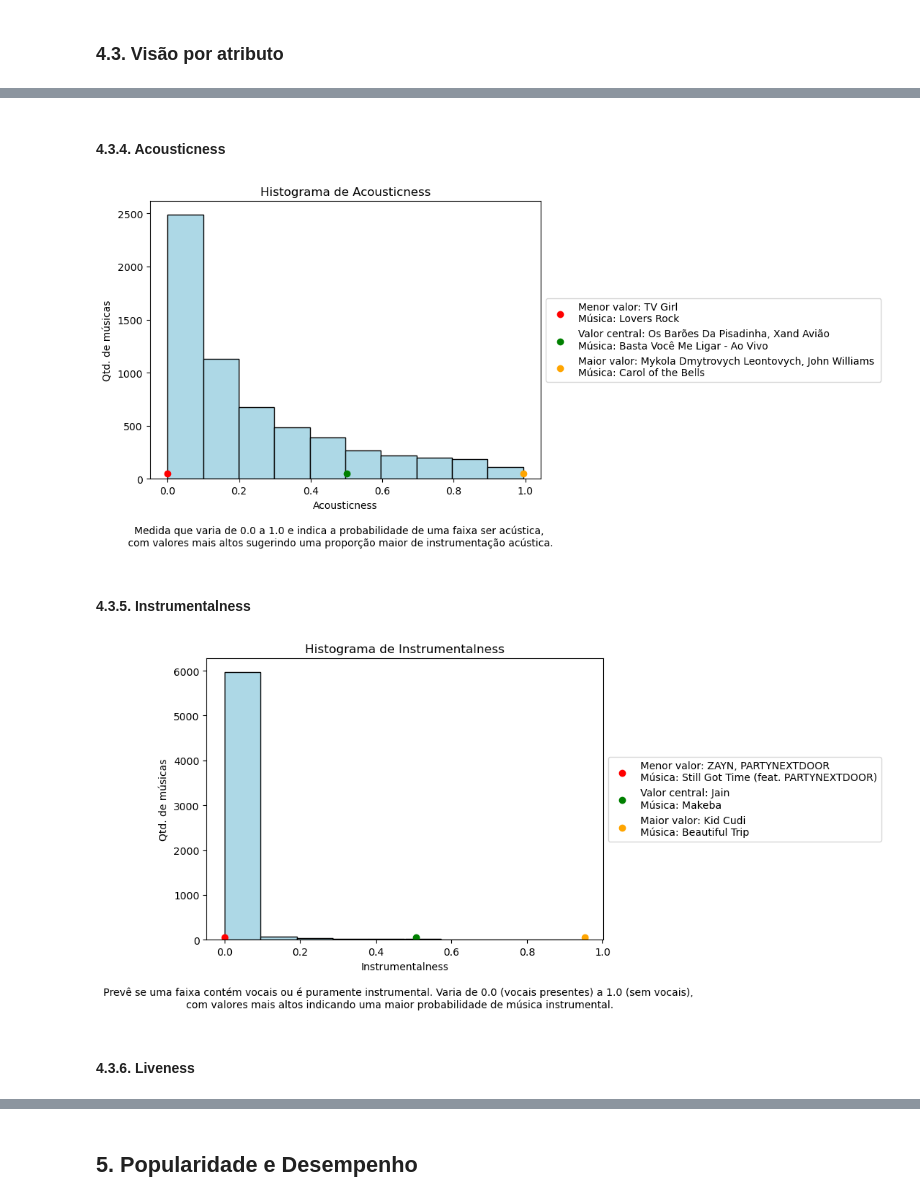
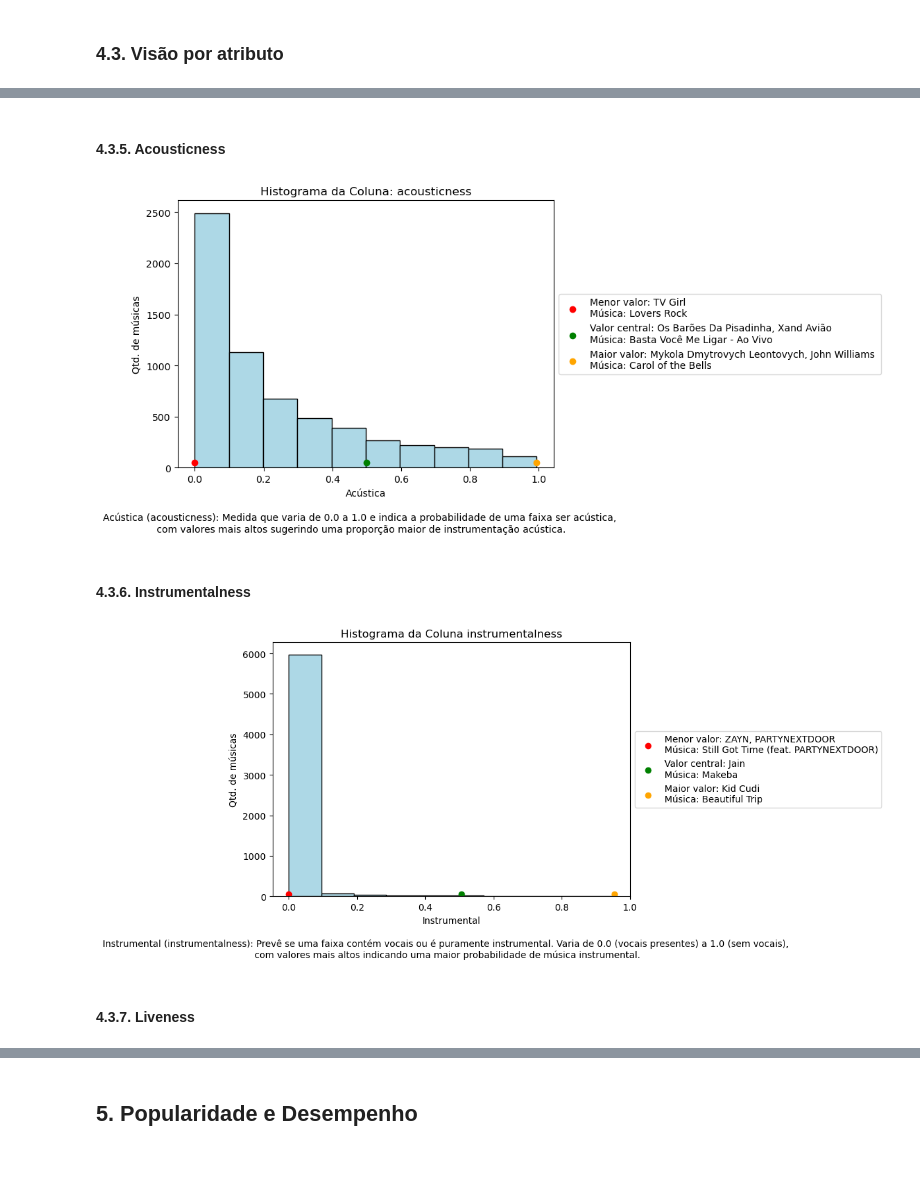
Before and after one commit to EandroC/ExplorandoPrincipaisMusicasDoSpotify, a Jupyter notebook: Analise.ipynb, the cells around one changed output, grey strips where cells are left out. Drawn from its saved outputs; the diff is of its cells as text; code cells hidden in the pictures; blank space fills up the shorter version.

```diff
--- a/Analise.ipynb
+++ b/Analise.ipynb
@@ -524,7 +524,7 @@ axs = axs.flatten()
 # Iterar sobre cada coluna especificada e criar um histograma para ela
 for i, coluna in enumerate(colunas):
     axs[i].hist(dados_sem_duplicatas[coluna], bins=10, color='lightblue', edgecolor='black')
-    axs[i].set_title(f'Histograma de {coluna}')
+    axs[i].set_title(f'Histograma da coluna: {coluna}')
     axs[i].set_xlabel(f'{coluna}')
     axs[i].set_ylabel('Qtd. de músicas')
 
@@ -654,5 +658,5 @@ plt.show()
 # %% [markdown]
-#### 4\.3\.4\. Acousticness
+#### 4\.3\.5\. Acousticness
 # %%
 coluna = 'acousticness'
 minimo, central, maximo, min_musica, central_musica, max_musica = calculo_resumos(dados_sem_duplicatas,
@@ -665,44 +669,44 @@ plt.scatter(minimo, 50, color='red', label=f'Menor valor: {min_musica[0]} \nMús
 plt.scatter(central, 50, color='green', label=f'Valor central: {central_musica[0]} \nMúsica: {central_musica[1]}')
 plt.scatter(maximo, 50, color='orange', label=f'Maior valor: {max_musica[0]} \nMúsica: {max_musica[1]}')
 
-plt.xlabel('Acousticness')
+plt.xlabel('Acústica')
 plt.ylabel('Qtd. de músicas')
-plt.title('Histograma de Acousticness')
+plt.title(f'Histograma da Coluna: {coluna}')
 
-description = "Medida que varia de 0.0 a 1.0 e indica a probabilidade de uma faixa ser acústica,\n com valores mais altos sugerindo uma proporção maior de instrumentação acústica."
+description = f"Acústica ({coluna}): Medida que varia de 0.0 a 1.0 e indica a probabilidade de uma faixa ser acústica,\n com valores mais altos sugerindo uma proporção maior de instrumentação acústica."
 plt.figtext(0.5, -0.05, description, horizontalalignment='center', verticalalignment='center')
 
 plt.legend(loc='center left', bbox_to_anchor=(1, 0.5))
 plt.show()
 # %% [output]
-[figure, old version]
+[figure, new version]
 # %% [markdown]
-#### 4\.3\.5\. Instrumentalness
+#### 4\.3\.6\. Instrumentalness
 # %%
 coluna = 'instrumentalness'
 minimo, central, maximo, min_musica, central_musica, max_musica = calculo_resumos(dados_sem_duplicatas,
                                                                                  coluna)
 plt.figure(figsize=(7, 5))
 
 plt.hist(dados_sem_duplicatas['instrumentalness'], bins=10, color='lightblue', edgecolor='black')
 
 plt.scatter(minimo, 50, color='red', label=f'Menor valor: {min_musica[0]} \nMúsica: {min_musica[1]}')
 plt.scatter(central, 50, color='green', label=f'Valor central: {central_musica[0]} \nMúsica: {central_musica[1]}')
 plt.scatter(maximo, 50, color='orange', label=f'Maior valor: {max_musica[0]} \nMúsica: {max_musica[1]}')
 
-plt.xlabel('Instrumentalness')
+plt.xlabel('Instrumental')
 plt.ylabel('Qtd. de músicas')
-plt.title('Histograma de Instrumentalness')
+plt.title(f'Histograma da Coluna {coluna}')
 
-description = "Prevê se uma faixa contém vocais ou é puramente instrumental. Varia de 0.0 (vocais presentes) a 1.0 (sem vocais),\n com valores mais altos indicando uma maior probabilidade de música instrumental."
+description = f"Instrumental ({coluna}): Prevê se uma faixa contém vocais ou é puramente instrumental. Varia de 0.0 (vocais presentes) a 1.0 (sem vocais),\n com valores mais altos indicando uma maior probabilidade de música instrumental."
 plt.figtext(0.5, -0.05, description, horizontalalignment='center', verticalalignment='center')
 
 plt.legend(loc='center left', bbox_to_anchor=(1, 0.5))
 plt.show()
 # %% [output]
-[figure, old version]
+[figure, new version]
 # %% [markdown]
-#### 4\.3\.6\. Liveness
+#### 4\.3\.7\. Liveness
 # %%
 coluna = 'liveness'
 minimo, central, maximo, min_musica, central_musica, max_musica = calculo_resumos(dados_sem_duplicatas,
```
Also changed, not shown: parts of 20 cells of this notebook.
